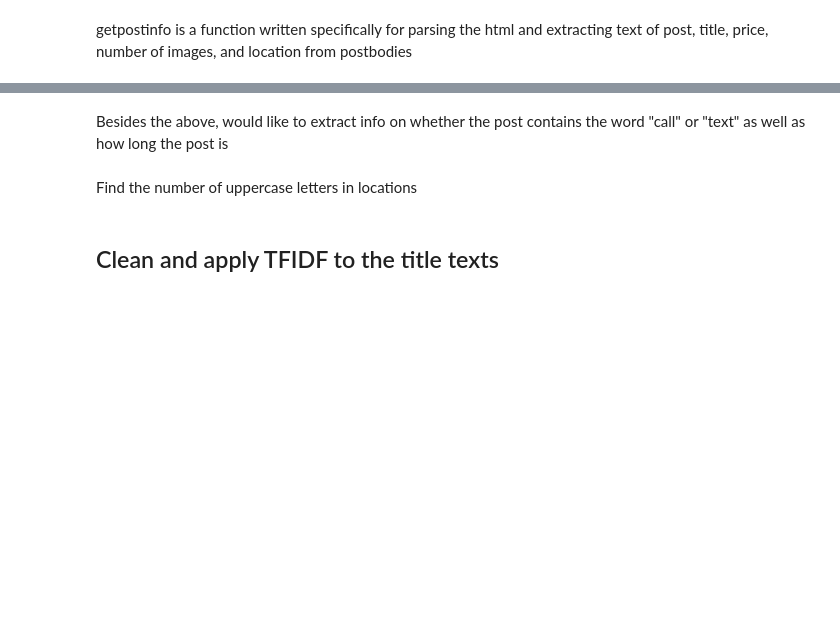
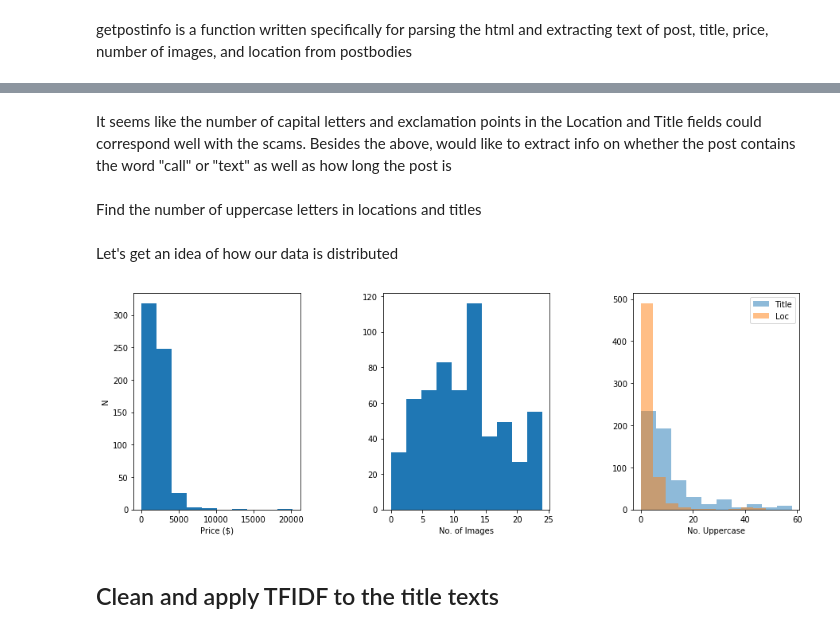
Before and after one commit to leliasgit/Craigslist-Filter, a Jupyter notebook: My Craigslist Analysis.ipynb, the cells around one changed output, grey strips where cells are left out. Cells and saved outputs as stored; diff of their text form; code cells hidden in the pictures; blank space fills up the shorter version.

```diff
--- a/My Craigslist Analysis.ipynb
+++ b/My Craigslist Analysis.ipynb
@@ -73,5 +100,5 @@ bodytexts,titletexts,prices,nimgs,locs = getpostinfo(postbodies,clist2labels)
 # %% [markdown]
-Besides the above, would like to extract info on whether the post contains the word "call" or "text" as well as how long the post is
+It seems like the number of capital letters and exclamation points in the Location and Title fields could correspond well with the scams. Besides the above, would like to extract info on whether the post contains the word "call" or "text" as well as how long the post is
 # %%
 contactlist=np.zeros(len(bodytexts))
 bodycount=np.zeros(len(bodytexts))
@@ -102,5 +129,5 @@ for i in range(len(bodytexts_clean)):
     if detokenized.find("call")>0 or detokenized.find("text")>0: #Find if 'call' or 'text' is in the post as usually scammers prefer email to phone
         contactlist[txtinds[i]]=1.
 # %% [markdown]
-Find the number of uppercase letters in locations
+Find the number of uppercase letters in locations and titles
 # %%
@@ -111,3 +140,23 @@ for i in range(len(locs)):
+# %% [markdown]
+Let's get an idea of how our data is distributed
+# %%
+f,ax=plt.subplots(1,3,figsize=(15,5))
+ax[0].hist(prices[:,1])
+ax[0].set_xlabel('Price ($)')
+ax[0].set_ylabel('N')
+
+ax[1].hist(nimgs[:,1])
+ax[1].set_xlabel('No. of Images')
+
+ax[2].hist(upcount_title,alpha=0.5,label='Title')
+ax[2].hist(upcount_loc,alpha=0.5,label='Loc')
+ax[2].set_xlabel('No. Uppercase')
+ax[2].legend(loc='upper right')
+
+plt.subplots_adjust(wspace=0.5)
+plt.show()
+# %% [output]
+[figure, added]
 # %% [markdown]
 ## Clean and apply TFIDF to the title texts
 # %%
```
Also changed, not shown: parts of 11 cells of this notebook.
